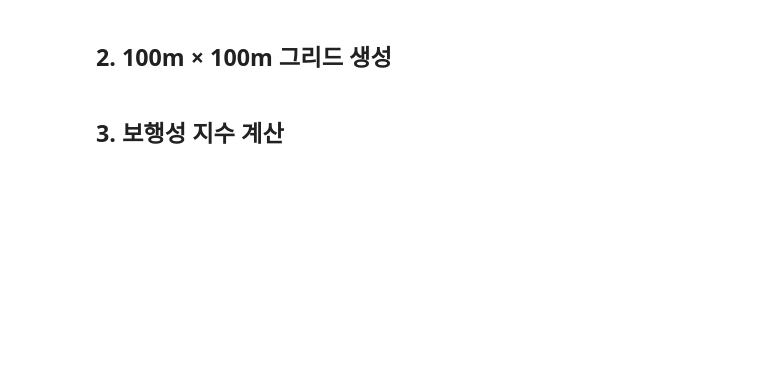
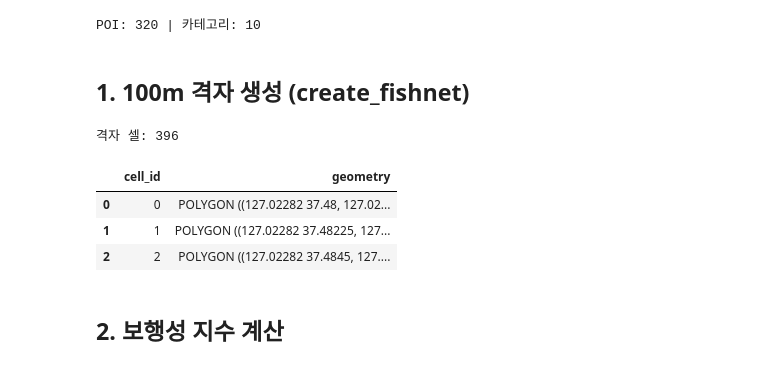
Before and after one commit to DongsooJung/smart-city-gis, a Jupyter notebook: notebooks/01_walkability_gangnam.ipynb, the cells around one changed output. Saved outputs shown, nothing was run; the diff lists cells and outputs as text; code cells hidden in the pictures; blank space fills up the shorter version.

```diff
--- a/notebooks/01_walkability_gangnam.ipynb
+++ b/notebooks/01_walkability_gangnam.ipynb
@@ -26,2 +8,14 @@ print(f'편의시설: {len(amenities):,}')
+# %%
+import sys; sys.path.insert(0, '../src')
+from pathlib import Path
+import geopandas as gpd, matplotlib.pyplot as plt
+from smartcity_gis import create_fishnet, compute_walkability, fifteen_min_city_score
+
+DATA = Path('../data/sample')
+boundary = gpd.read_file(DATA/'gangnam_boundary.geojson')
+pois = gpd.read_file(DATA/'gangnam_pois.geojson')
+print('POI:', len(pois), '| 카테고리:', pois.category.nunique())
+# %% [output]
+POI: 320 | 카테고리: 10
 # %% [markdown]
-## 2. 100m × 100m 그리드 생성
+## 1. 100m 격자 생성 (create_fishnet)
@@ -36,2 +22,12 @@ grid = None  # placeholder
+# %%
+grid = create_fishnet(boundary, cell_size=250)
+print('격자 셀:', len(grid))
+grid.head(3)
+# %% [output]
+격자 셀: 396
+|  | cell_id | geometry |
+| 0 | 0 | POLYGON ((127.02282 37.48, 127.02... |
+| 1 | 1 | POLYGON ((127.02282 37.48225, 127... |
+| 2 | 2 | POLYGON ((127.02282 37.4845, 127.... |
 # %% [markdown]
-## 3. 보행성 지수 계산
+## 2. 보행성 지수 계산
```
Also changed, not shown: parts of 17 cells of this notebook, 14 other files.
